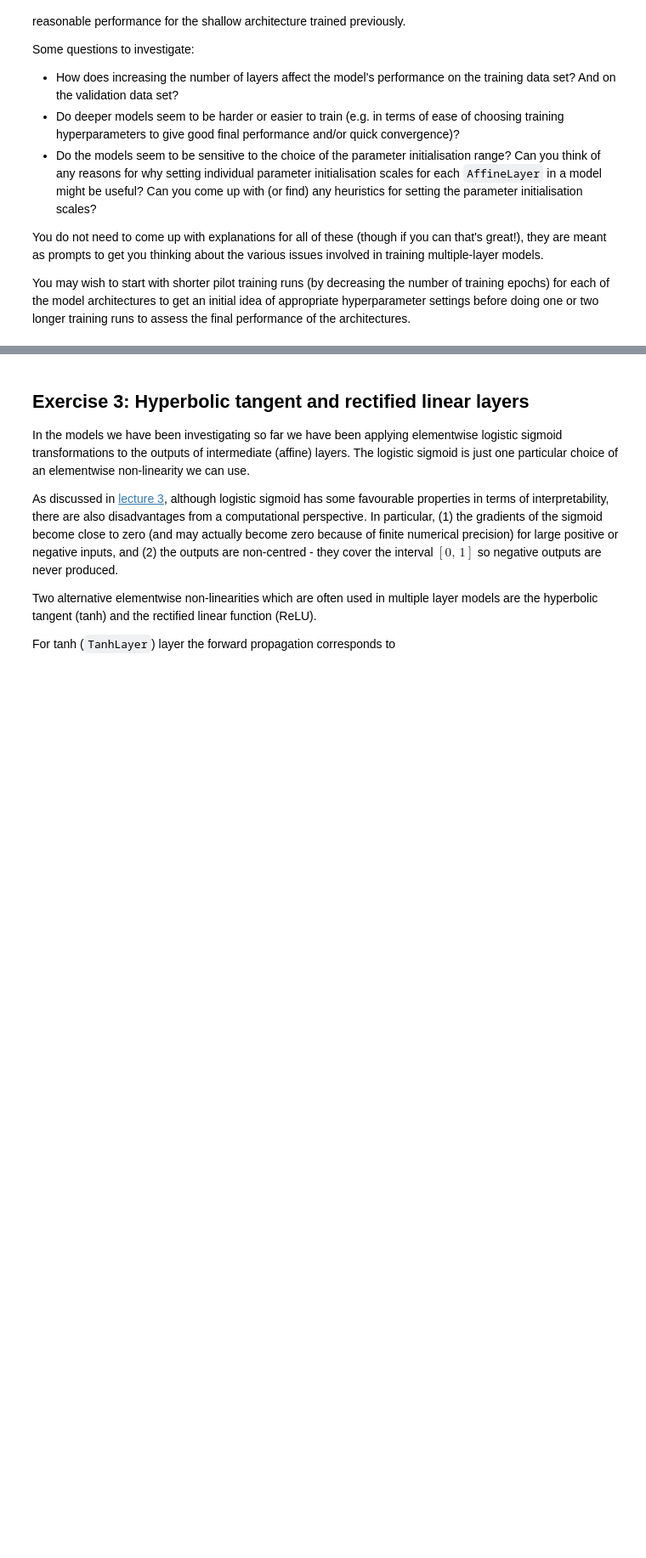
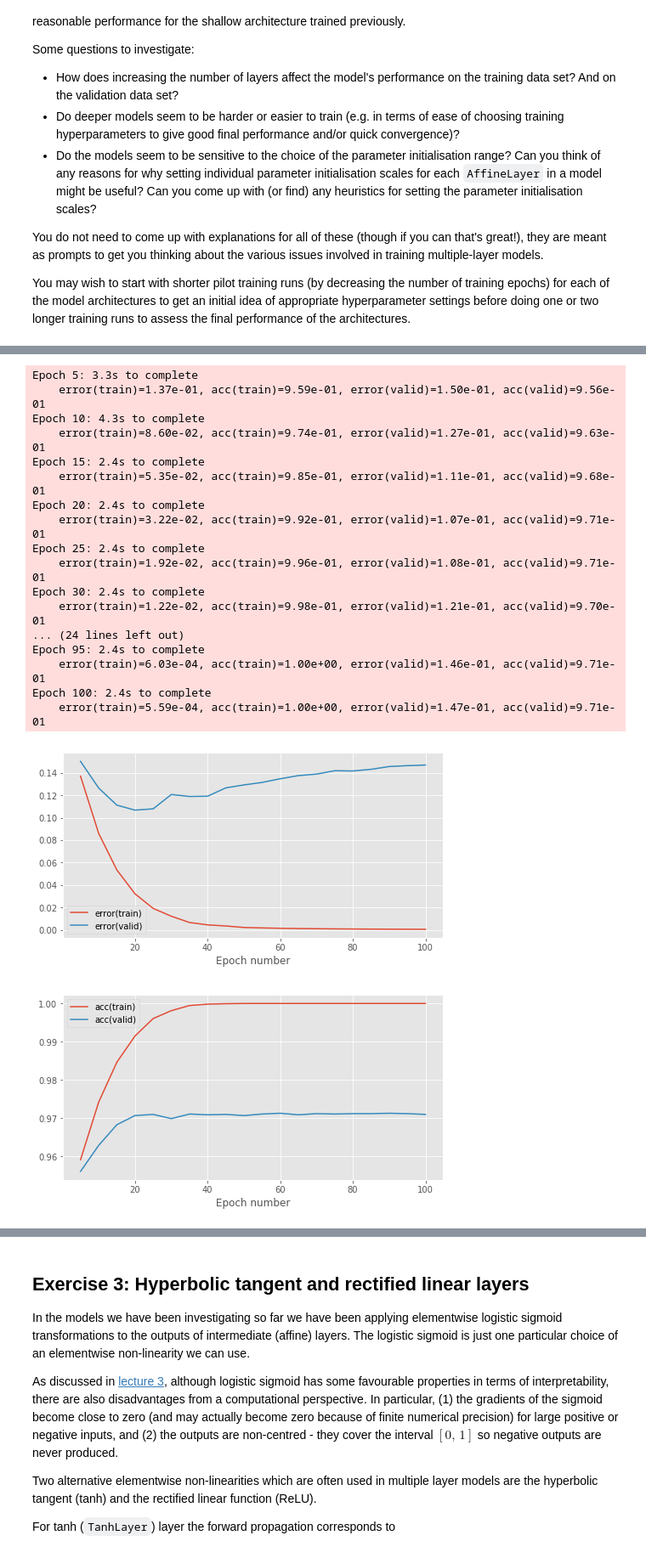
Before and after one commit to MatejBabis/mlpractical, a Jupyter notebook: lab3/notebooks/03_Multiple_layer_models.ipynb, the cells around one changed output, grey strips where cells are left out. Shown at 85% size. Drawn from its saved outputs; the diff is of its cells as text; code cells hidden in the pictures; blank space fills up the shorter version.

```diff
--- a/lab3/notebooks/03_Multiple_layer_models.ipynb
+++ b/lab3/notebooks/03_Multiple_layer_models.ipynb
@@ -415,2 +967,69 @@ You may wish to start with shorter pilot training runs (by decreasing the number
+# %%
+# as per instructions
+hidden_layer_dim = 100
+
+# Set training run hyperparameters
+batch_size = 100      # number of data points in a batch
+num_epochs = 100      # number of training epochs to perform
+stats_interval = 5    # epoch interval between recording and printing stats
+init_scale = 0.5      # scale for random parameter initialisation
+learning_rate = 0.5   # learning rate for gradient descent
+
+# Reset random number generator and data provider states on each run
+# to ensure reproducibility of results
+rng.seed(seed)
+train_data.reset()
+valid_data.reset()
+
+# Alter data-provider batch size
+train_data.batch_size = batch_size
+valid_data.batch_size = batch_size
+
+# Create a parameter initialiser which will sample random uniform values
+# from [-init_scale, init_scale]
+param_init = UniformInit(-init_scale, init_scale, rng=rng)
+
+# Create affine + softmax model
+model = MultipleLayerModel([
+    AffineLayer(input_dim, hidden_layer_dim, param_init, param_init),
+    SigmoidLayer(),
+    AffineLayer(hidden_layer_dim, hidden_layer_dim, param_init, param_init),
+    SigmoidLayer(),
+    AffineLayer(hidden_layer_dim, hidden_layer_dim, param_init, param_init),
+    SigmoidLayer(),
+    AffineLayer(hidden_layer_dim, output_dim, param_init, param_init),
+    SoftmaxLayer()
+])
+
+# Initialise a cross entropy error object
+error = CrossEntropyError()
+
+# Use a basic gradient descent learning rule
+learning_rule = GradientDescentLearningRule(learning_rate=learning_rate)
+
+_ = train_model_and_plot_stats(
+    model, error, learning_rule, train_data, valid_data, num_epochs, stats_interval)
+
+plt.show()
+# %% [output]
+Epoch 5: 3.3s to complete
+    error(train)=1.37e-01, acc(train)=9.59e-01, error(valid)=1.50e-01, acc(valid)=9.56e-01
+Epoch 10: 4.3s to complete
+    error(train)=8.60e-02, acc(train)=9.74e-01, error(valid)=1.27e-01, acc(valid)=9.63e-01
+Epoch 15: 2.4s to complete
+    error(train)=5.35e-02, acc(train)=9.85e-01, error(valid)=1.11e-01, acc(valid)=9.68e-01
+Epoch 20: 2.4s to complete
+    error(train)=3.22e-02, acc(train)=9.92e-01, error(valid)=1.07e-01, acc(valid)=9.71e-01
+Epoch 25: 2.4s to complete
+    error(train)=1.92e-02, acc(train)=9.96e-01, error(valid)=1.08e-01, acc(valid)=9.71e-01
+Epoch 30: 2.4s to complete
+    error(train)=1.22e-02, acc(train)=9.98e-01, error(valid)=1.21e-01, acc(valid)=9.70e-01
+... (24 lines left out)
+Epoch 95: 2.4s to complete
+    error(train)=6.03e-04, acc(train)=1.00e+00, error(valid)=1.46e-01, acc(valid)=9.71e-01
+Epoch 100: 2.4s to complete
+    error(train)=5.59e-04, acc(train)=1.00e+00, error(valid)=1.47e-01, acc(valid)=9.71e-01
+[figure, added]
+[figure, added]
 # %% [markdown]
 ### Models with five affine layers
```
Also changed, not shown: parts of 27 cells of this notebook.
